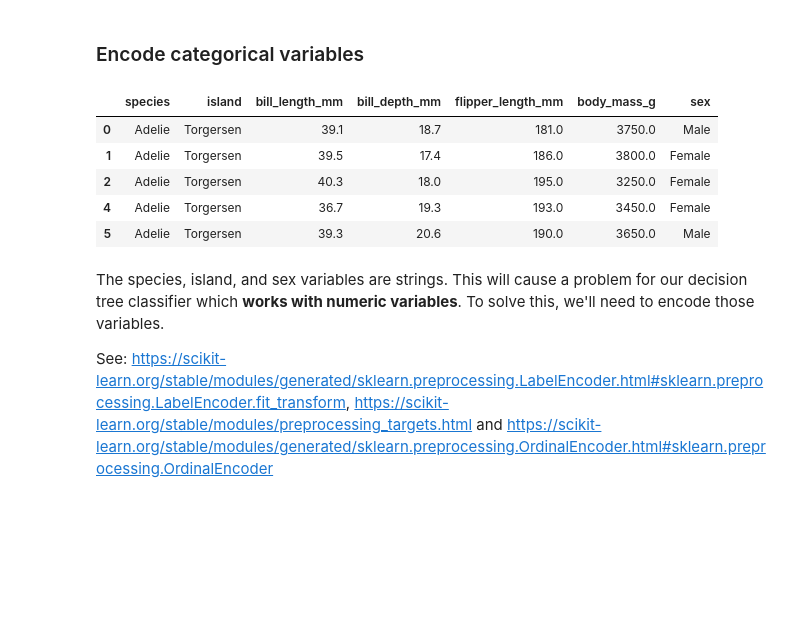
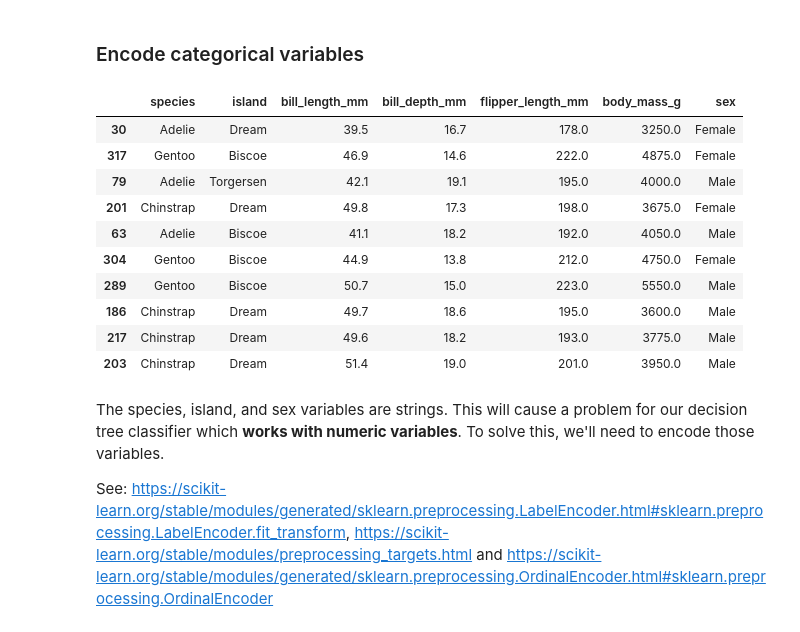
Before and after one commit to JohnMcKechnieGC/supervised-and-unsupervised-ml, a Jupyter notebook: classifying-penguins.ipynb, the cells around one changed output. Saved outputs shown, nothing was run; the diff lists cells and outputs as text; code cells hidden in the pictures; blank space fills up the shorter version.

```diff
--- a/classifying-penguins.ipynb
+++ b/classifying-penguins.ipynb
@@ -84,15 +85,20 @@ sns.pairplot(
 ## Using a Decision Tree Classifier to Predict Penguin Species
 # %% [markdown]
 ### Encode categorical variables
-# %%
-penguins_df.head()
-# %% [output]
-|  | species | island | bill_length_mm | bill_depth_mm | flipper_length_mm | body_mass_g | sex |
-| 0 | Adelie | Torgersen | 39.1 | 18.7 | 181.0 | 3750.0 | Male |
-| 1 | Adelie | Torgersen | 39.5 | 17.4 | 186.0 | 3800.0 | Female |
-| 2 | Adelie | Torgersen | 40.3 | 18.0 | 195.0 | 3250.0 | Female |
-| 4 | Adelie | Torgersen | 36.7 | 19.3 | 193.0 | 3450.0 | Female |
-| 5 | Adelie | Torgersen | 39.3 | 20.6 | 190.0 | 3650.0 | Male |
+# %%
+penguins_df.sample(10)
+# %% [output]
+|  | species | island | bill_length_mm | bill_depth_mm | flipper_length_mm | body_mass_g | sex |
+| 30 | Adelie | Dream | 39.5 | 16.7 | 178.0 | 3250.0 | Female |
+| 317 | Gentoo | Biscoe | 46.9 | 14.6 | 222.0 | 4875.0 | Female |
+| 79 | Adelie | Torgersen | 42.1 | 19.1 | 195.0 | 4000.0 | Male |
+| 201 | Chinstrap | Dream | 49.8 | 17.3 | 198.0 | 3675.0 | Female |
+| 63 | Adelie | Biscoe | 41.1 | 18.2 | 192.0 | 4050.0 | Male |
+| 304 | Gentoo | Biscoe | 44.9 | 13.8 | 212.0 | 4750.0 | Female |
+| 289 | Gentoo | Biscoe | 50.7 | 15.0 | 223.0 | 5550.0 | Male |
+| 186 | Chinstrap | Dream | 49.7 | 18.6 | 195.0 | 3600.0 | Male |
+| 217 | Chinstrap | Dream | 49.6 | 18.2 | 193.0 | 3775.0 | Male |
+| 203 | Chinstrap | Dream | 51.4 | 19.0 | 201.0 | 3950.0 | Male |
 # %% [markdown]
 The species, island, and sex variables are strings. This will cause a problem for our decision tree classifier which **works with numeric variables**. To solve this, we'll need to encode those variables.
 
```
Also changed, not shown: parts of 18 cells of this notebook.
